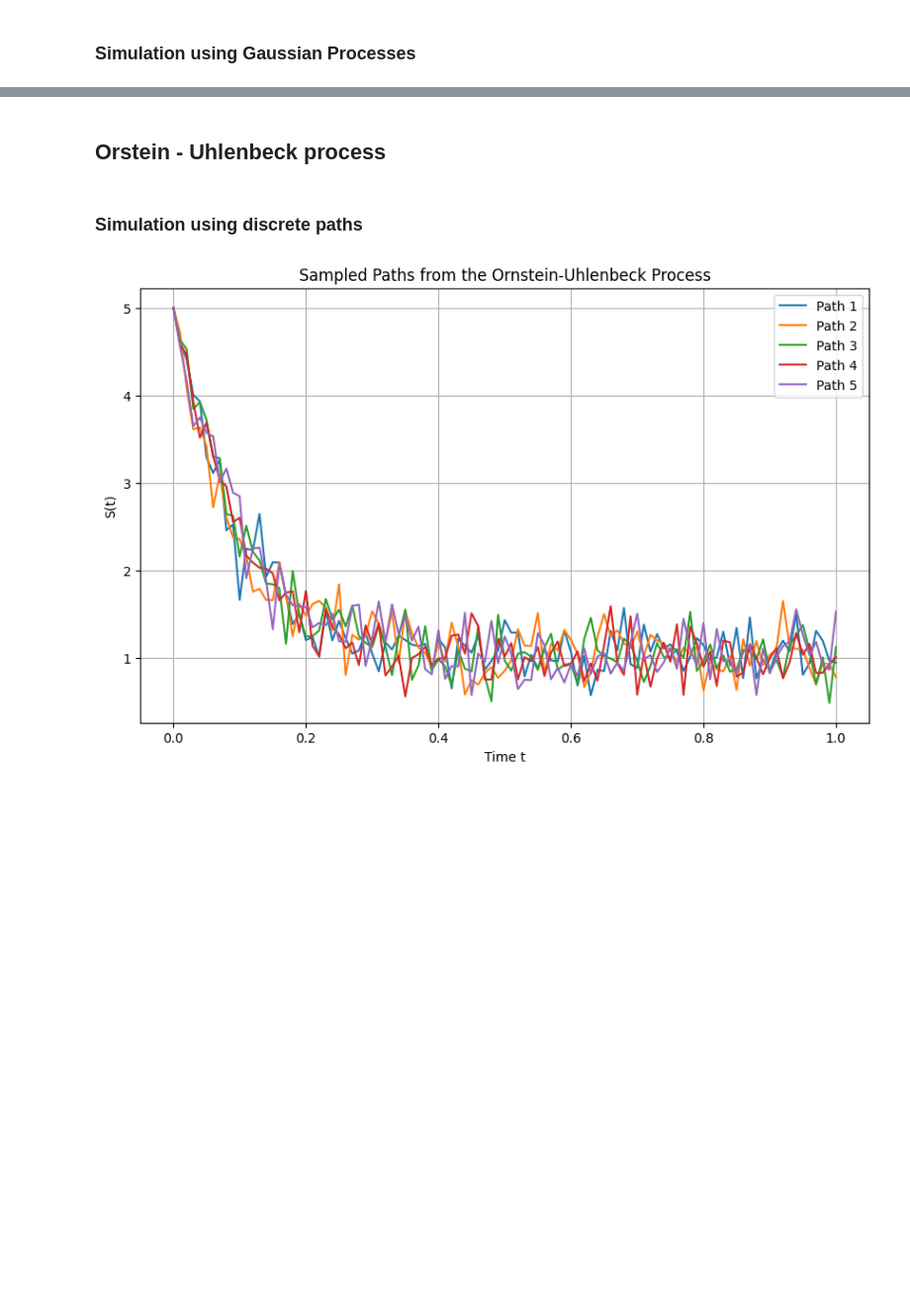
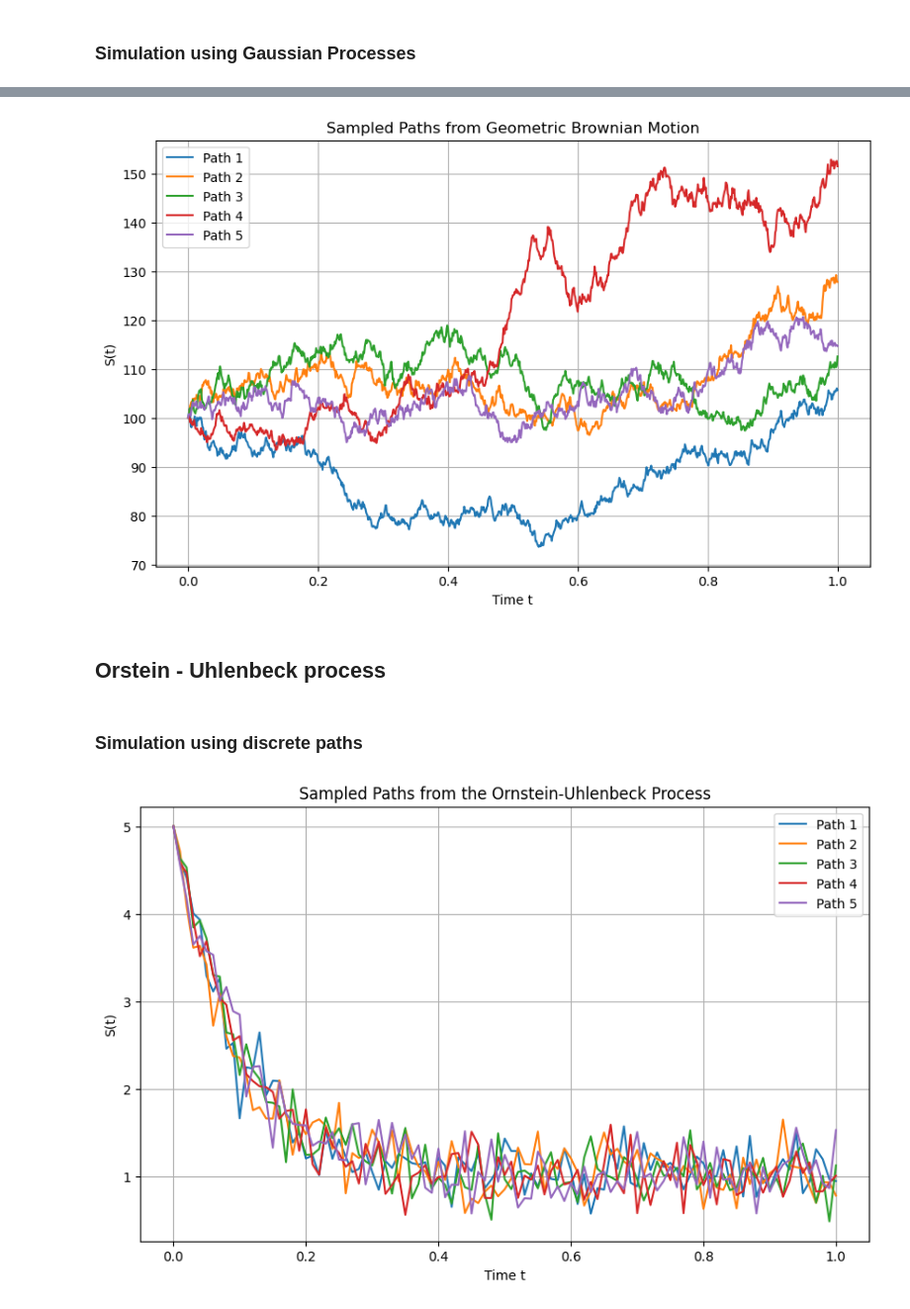
Before and after one commit to xaviweise/aaat, a Jupyter notebook: _build/jupyter_execute/notebooks/stochastic_calculus.ipynb, the cells around one changed output, grey strips where cells are left out. Shown at 99% size. Cells and saved outputs as stored; diff of their text form; code cells hidden in the pictures; blank space fills up the shorter version.

```diff
--- a/_build/jupyter_execute/notebooks/stochastic_calculus.ipynb
+++ b/_build/jupyter_execute/notebooks/stochastic_calculus.ipynb
@@ -283,3 +327,95 @@ plt.show()
+# %%
+import GPy
+import numpy as np
+import matplotlib.pyplot as plt
+
+# Parameters for Geometric Brownian Motion
+S0 = 100  # Initial value of the asset
+mu = 0.05  # Drift
+sigma = 0.2  # Volatility
+T = 1  # Time horizon (1 year)
+n = 1000   # Number of steps
+t = np.linspace(0, T, n+1).reshape(-1, 1)  # Time points
+
+# Define the custom kernel for Brownian motion
+class GBMKernel(GPy.kern.Kern):
+    def __init__(self, input_dim, sigma=1.0, active_dims=None):
+        super(GBMKernel, self).__init__(input_dim, active_dims, 'Brownian')
+        self.sigma = GPy.core.Param('sigma', sigma)
+        self.link_parameters(self.sigma)
+
+    def K(self, X, X2=None):
+        if X2 is None:
+            X2 = X
+        t1 = X
+        t2 = X2.T
+        # Covariance function of Brownian motion: sigma^2 * min(s, t)
+        cov_matrix = self.sigma**2 * np.minimum(t1, t2)
+        return cov_matrix
+
+    def Kdiag(self, X):
+        return self.sigma**2 * X[:, 0]
+
+    # No-op for gradient update since we are not optimizing the kernel
+    def update_gradients_full(self, dL_dK, X, X2=None):
+        pass
+
+    # No-op for kernel gradient since we are not optimizing the kernel
+    def gradients_X(self, dL_dK, X, X2=None):
+        return np.zeros(X.shape)
+
+# Custom mean function to include drift
+class GBMMean(GPy.core.Mapping):
+    def __init__(self, input_dim, output_dim, S0=0.0, mu=0.0):
+        super(GBMMean, self).__init__(input_dim, output_dim)
+        self.S0 = S0  # Initial value
+        self.mu = mu  # Drift coefficient
+
+    def f(self, X):
+        # Mean function: S0 + mu * t
+        return self.S0 + self.mu * X
+
+    def update_gradients(self, dL_df, X):
+        pass
+
+    def gradients_X(self, dL_df, X):
+        return np.zeros(X.shape)
+
+# Instantiate the Brownian motion kernel with parameters
+bm_kernel = GBMKernel(input_dim=1, sigma=sigma)
+
+# Instantiate the mean function with S0 and mu
+mean_function = GBMMean(input_dim=1, output_dim=1, S0=np.log(S0), mu=mu)
+
+# Provide the initial observation at t=0
+t_data = np.array([[0.0]])
+Y_data = np.array([[np.log(S0)]])
+
+# Create a GP model with the custom mean function and Brownian motion kernel
+model = GPy.models.GPRegression(t_data, Y_data, kernel=bm_kernel, mean_function=mean_function)
+
+# Set noise variance to a negligible value since we're simulating without observation noise
+model.likelihood.variance.fix(1e-10)
+
+# Sample paths from the GP model
+num_samples = 5
+samples = model.posterior_samples_f(t, size=num_samples)
+
+# Transform samples to original GBM scale
+gbm_samples = np.exp(samples)
+
+# Plot the sampled paths
+plt.figure(figsize=(10, 6))
+for i in range(num_samples):
+    plt.plot(t, gbm_samples[:, :, i], label=f'Path {i+1}')
+plt.title(f'Sampled Paths from Geometric Brownian Motion')
+plt.xlabel('Time t')
+plt.ylabel('S(t)')
+plt.grid(True)
+plt.legend()
+plt.show()
+# %% [output]
+[figure, added]
 # %% [markdown]
 ## Orstein - Uhlenbeck process
 # %% [markdown]
```
Also changed, not shown: parts of 6 cells of this notebook, 28 other files.
